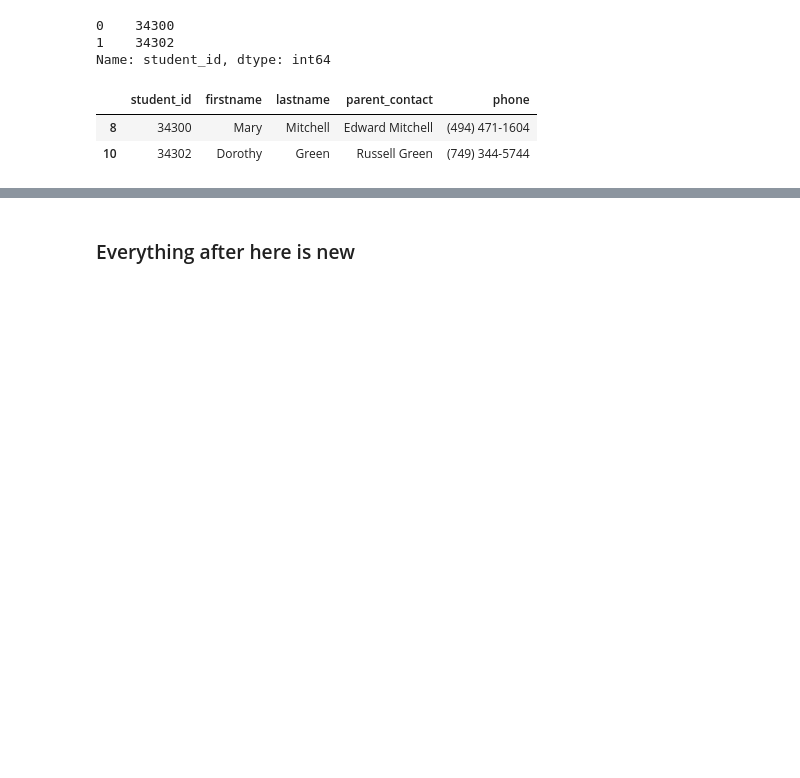
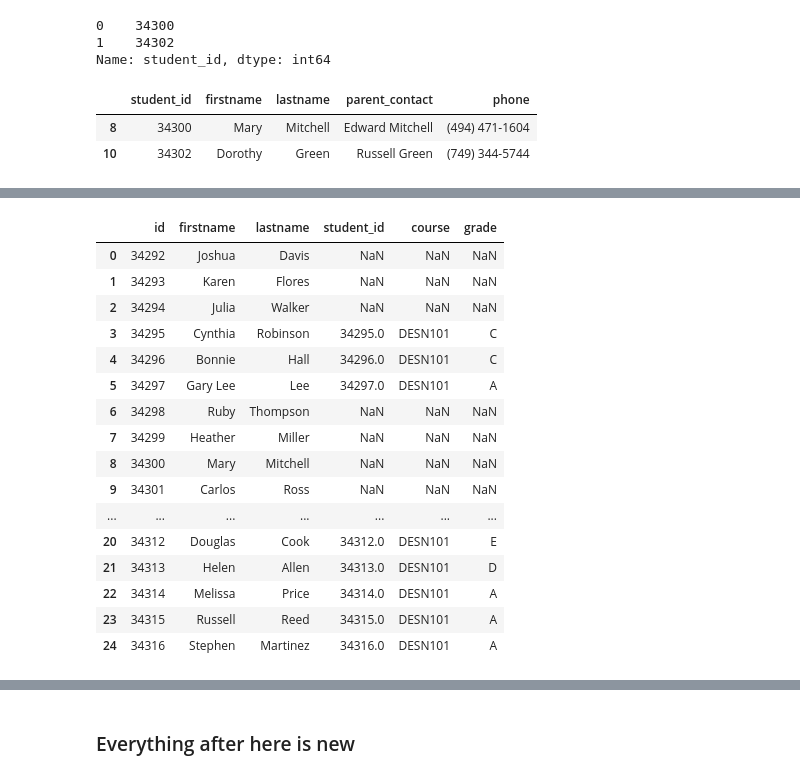
Before and after one commit to dilzio/ds_training, a Jupyter notebook: data_manipulation_in_python/section-6/Section 6 - Merging.ipynb, the cells around one changed output, grey strips where cells are left out. Saved outputs shown, nothing was run; the diff lists cells and outputs as text; code cells hidden in the pictures; blank space fills up the shorter version.

```diff
--- a/data_manipulation_in_python/section-6/Section 6 - Merging.ipynb
+++ b/data_manipulation_in_python/section-6/Section 6 - Merging.ipynb
@@ -268,0 +312,5 @@ final
+# %%
+df_s = pd.read_csv("students.csv")
+df_p = pd.read_csv("contact.csv")
+df_g = pd.read_csv("grades1.csv")
+df_desn = df_g[df_g.course == "DESN101"]
@@ -268,0 +336,26 @@ final
+# %%
+'''
+left join
+
+Keep all rows on the left. Non corresponding rows will get filled with
+NaN's
+'''
+pd.merge(df_s, df_desn, left_on="id", right_on="student_id", how="left")
+# %% [output]
+|  | id | firstname | lastname | student_id | course | grade |
+| 0 | 34292 | Joshua | Davis | NaN | NaN | NaN |
+| 1 | 34293 | Karen | Flores | NaN | NaN | NaN |
+| 2 | 34294 | Julia | Walker | NaN | NaN | NaN |
+| 3 | 34295 | Cynthia | Robinson | 34295.0 | DESN101 | C |
+| 4 | 34296 | Bonnie | Hall | 34296.0 | DESN101 | C |
+| 5 | 34297 | Gary Lee | Lee | 34297.0 | DESN101 | A |
+| 6 | 34298 | Ruby | Thompson | NaN | NaN | NaN |
+| 7 | 34299 | Heather | Miller | NaN | NaN | NaN |
+| 8 | 34300 | Mary | Mitchell | NaN | NaN | NaN |
+| 9 | 34301 | Carlos | Ross | NaN | NaN | NaN |
+| ... | ... | ... | ... | ... | ... | ... |
+| 20 | 34312 | Douglas | Cook | 34312.0 | DESN101 | E |
+| 21 | 34313 | Helen | Allen | 34313.0 | DESN101 | D |
+| 22 | 34314 | Melissa | Price | 34314.0 | DESN101 | A |
+| 23 | 34315 | Russell | Reed | 34315.0 | DESN101 | A |
+| 24 | 34316 | Stephen | Martinez | 34316.0 | DESN101 | A |
```
Also changed, not shown: parts of 8 cells of this notebook.
